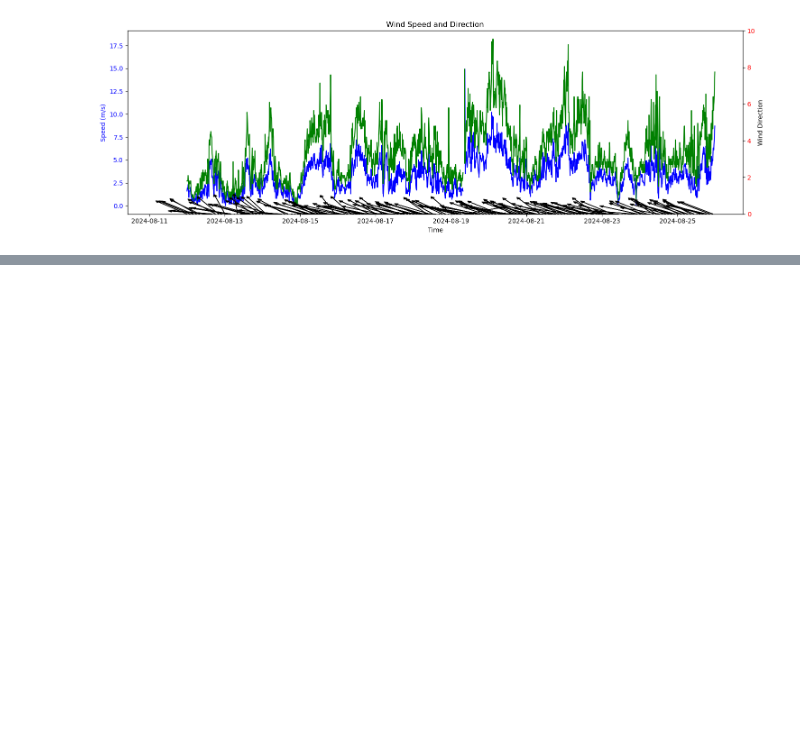
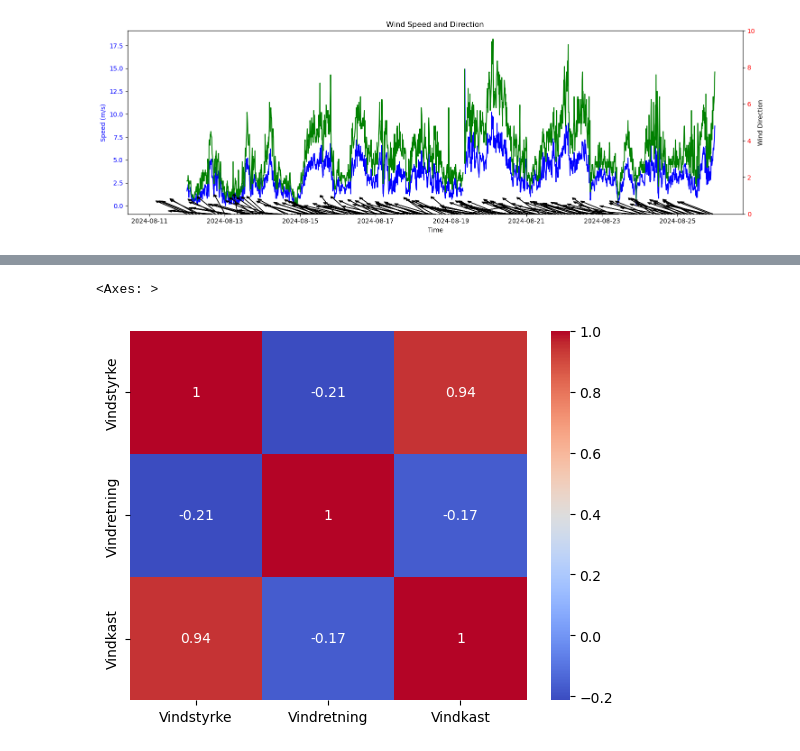
Before and after one commit to galendal/MAT100-datascience, a Jupyter notebook: content/florida.ipynb, the cells around one changed output, grey strips where cells are left out. Cells and saved outputs as stored; diff of their text form; code cells hidden in the pictures; blank space fills up the shorter version.

```diff
--- a/content/florida.ipynb
+++ b/content/florida.ipynb
@@ -99,0 +166,5 @@ plt.show()
+# %%
+sns.heatmap(df[['Vindstyrke','Vindretning','Vindkast']].corr(), annot=True, cmap='coolwarm')
+# %% [output]
+<Axes: >
+[figure, added]
```
Also changed, not shown: parts of 17 cells of this notebook.
